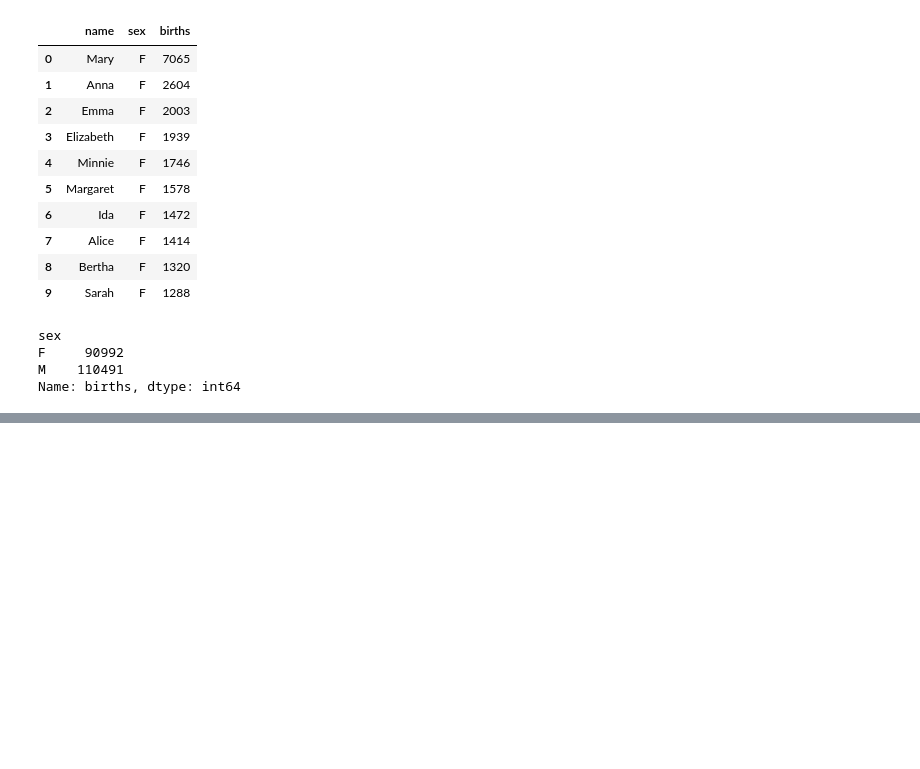
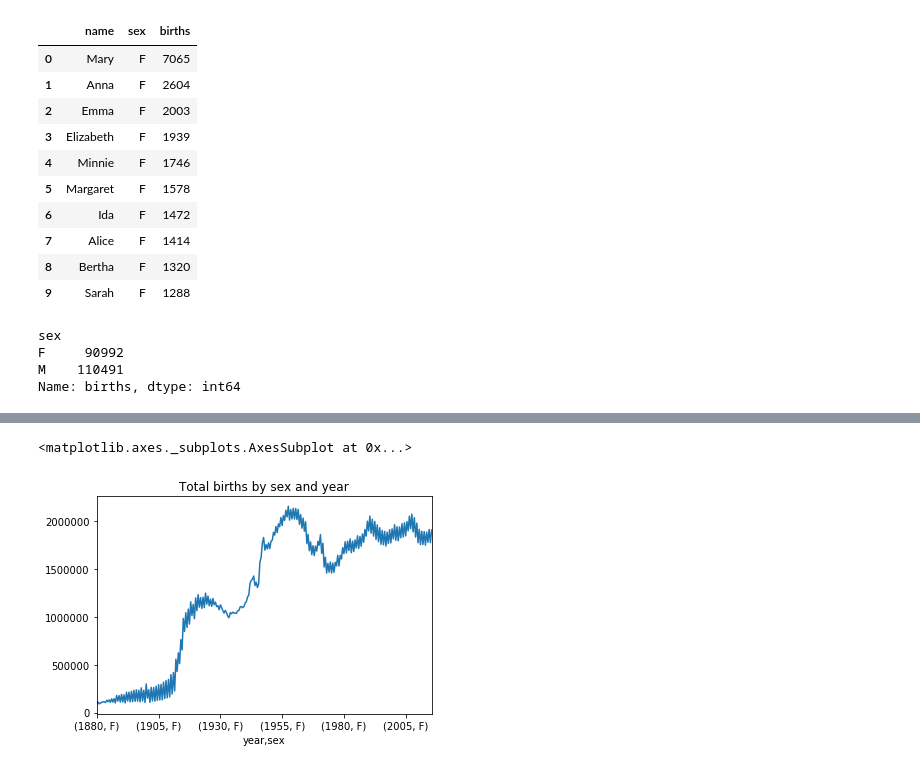
Before and after one commit to diogenesd/Python-for-data-analysis, a Jupyter notebook: Pyton-for-data-analysis.ipynb, the cells around one changed output, grey strips where cells are left out. Cells and saved outputs as stored; diff of their text form; code cells hidden in the pictures; blank space fills up the shorter version.

```diff
--- a/Pyton-for-data-analysis.ipynb
+++ b/Pyton-for-data-analysis.ipynb
@@ -654,0 +662,10 @@ Name: births, dtype: int64
+# %%
+files = [] # list for save archive data
+columns = ['name', 'sex', 'births'] # list for header.
+# %%
+# for each year (1880 for 2016) read one file.
+for year in years:
+    path = '../data book/pydata-book-master/ch02/names/yob%d.txt' % year
+    frame = pd.read_csv(path, names=columns)
+    frame['year'] = year # add new column.
+    files.append(frame) # add file in files list.
@@ -654,0 +693,3 @@ Name: births, dtype: int64
+# %%
+# Concatenate everything into a single DataFrame
+names = pd.concat(files, ignore_index=True)
@@ -654,0 +716,4 @@ Name: births, dtype: int64
+# %%
+# Here we use grpou table for grouping data.
+total_births = names.groupby(['year', 'sex']).births.sum()
+total_births.tail()
@@ -654,0 +728,6 @@ Name: births, dtype: int64
+# %%
+# plotting data for better view.
+total_births.plot(title='Total births by sex and year')
+# %% [output]
+<matplotlib.axes._subplots.AxesSubplot at 0x...>
+[figure, added]
```
Also changed, not shown: parts of 19 cells of this notebook.
